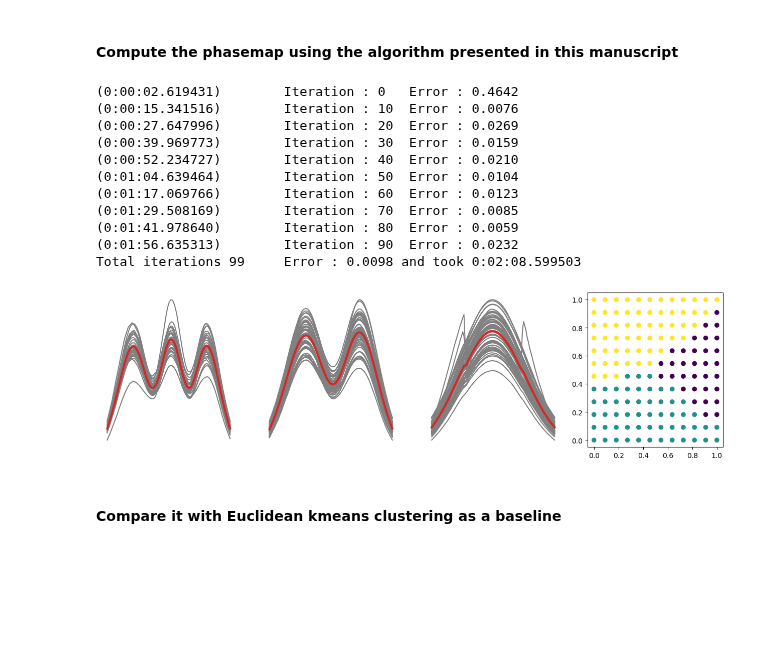
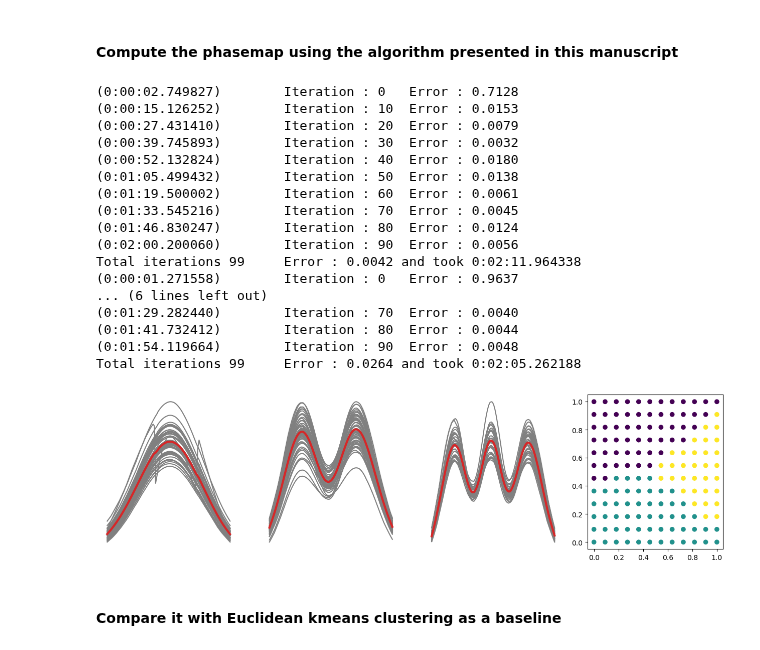
Before and after one commit to pozzo-research-group/autophasemap, a Jupyter notebook: example.ipynb, the cells around one changed output. Drawn from its saved outputs; the diff is of its cells as text; code cells hidden in the pictures; blank space fills up the shorter version.

Commit message:
add capability to run multiple kmeans and pick the best

```diff
--- a/example.ipynb
+++ b/example.ipynb
@@ -117,27 +114,34 @@ def plot(data, out):
 # %%
 N_CLUSTERS = 3
 MAX_ITER = 100
 VERBOSE = 3
 
-out_elastic = compute_elastic_kmeans(data, N_CLUSTERS,
-    max_iter=MAX_ITER,
-    verbose=VERBOSE,
-    smoothen=True
-    )
+out_elastic = multi_kmeans_run(2,
+                               data,
+                               N_CLUSTERS,
+                               max_iter=MAX_ITER,
+                               verbose=VERBOSE,
+                               smoothen=True)
 plot(data, out_elastic)
 # %% [output]
-(0:00:02.619431)        Iteration : 0   Error : 0.4642
-(0:00:15.341516)        Iteration : 10  Error : 0.0076
-(0:00:27.647996)        Iteration : 20  Error : 0.0269
-(0:00:39.969773)        Iteration : 30  Error : 0.0159
-(0:00:52.234727)        Iteration : 40  Error : 0.0210
-(0:01:04.639464)        Iteration : 50  Error : 0.0104
-(0:01:17.069766)        Iteration : 60  Error : 0.0123
-(0:01:29.508169)        Iteration : 70  Error : 0.0085
-(0:01:41.978640)        Iteration : 80  Error : 0.0059
-(0:01:56.635313)        Iteration : 90  Error : 0.0232
-Total iterations 99     Error : 0.0098 and took 0:02:08.599503
+(0:00:02.749827)        Iteration : 0   Error : 0.7128
+(0:00:15.126252)        Iteration : 10  Error : 0.0153
+(0:00:27.431410)        Iteration : 20  Error : 0.0079
+(0:00:39.745893)        Iteration : 30  Error : 0.0032
+(0:00:52.132824)        Iteration : 40  Error : 0.0180
+(0:01:05.499432)        Iteration : 50  Error : 0.0138
+(0:01:19.500002)        Iteration : 60  Error : 0.0061
+(0:01:33.545216)        Iteration : 70  Error : 0.0045
+(0:01:46.830247)        Iteration : 80  Error : 0.0124
+(0:02:00.200060)        Iteration : 90  Error : 0.0056
+Total iterations 99     Error : 0.0042 and took 0:02:11.964338
+(0:00:01.271558)        Iteration : 0   Error : 0.9637
+... (6 lines left out)
+(0:01:29.282440)        Iteration : 70  Error : 0.0040
+(0:01:41.732412)        Iteration : 80  Error : 0.0044
+(0:01:54.119664)        Iteration : 90  Error : 0.0048
+Total iterations 99     Error : 0.0264 and took 0:02:05.262188
-[figure, old version]
+[figure, new version]
 # %% [markdown]
 #### Compare it with Euclidean kmeans clustering as a baseline
 # %%
```
Also changed, not shown: parts of 4 cells of this notebook, 2 other files.
